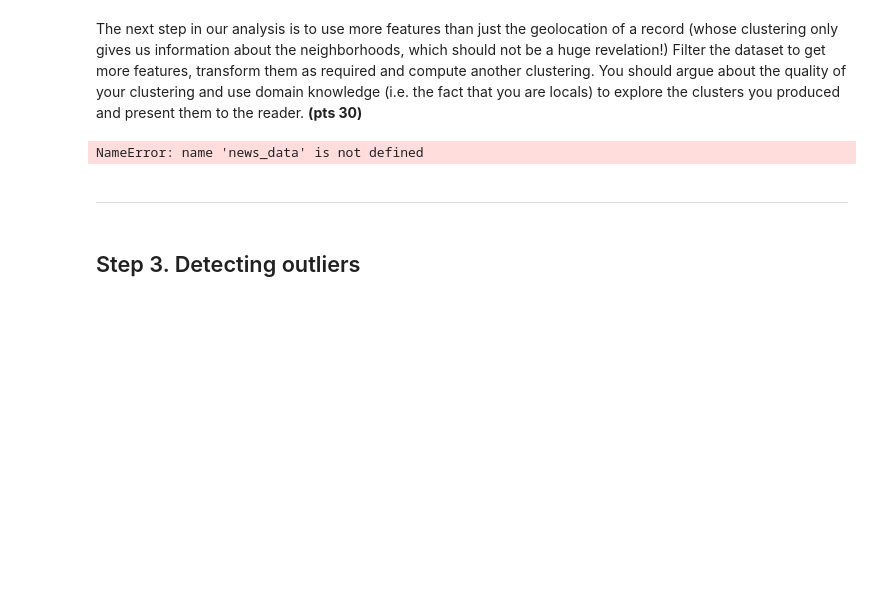
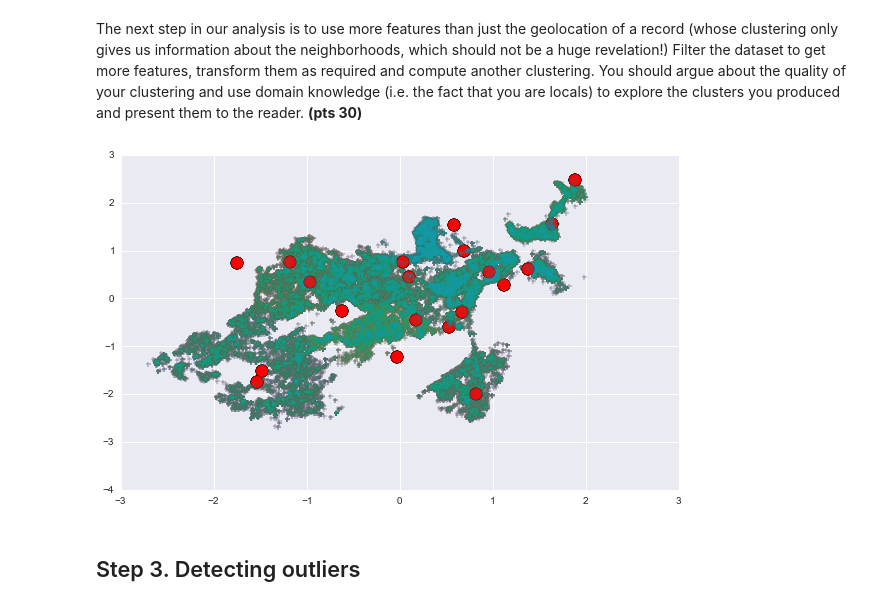
Before and after one commit to cfchang/spring-2015-homeworks, a Jupyter notebook: submissions/Homework-3/Clustering.ipynb, the cells around one changed output. Drawn from its saved outputs; the diff is of its cells as text; code cells hidden in the pictures; blank space fills up the shorter version.

```diff
--- a/submissions/Homework-3/Clustering.ipynb
+++ b/submissions/Homework-3/Clustering.ipynb
@@ -110,33 +109,59 @@ plt.ylabel('Error')
 ## Step 2. Using multiple features
 # %% [markdown]
 The next step in our analysis is to use more features than just the geolocation of a record (whose clustering only gives us information about the neighborhoods, which should not be a huge revelation!) Filter the dataset to get more features, transform them as required and compute another clustering. You should argue about the quality of your clustering and use domain knowledge (i.e. the fact that you are locals) to explore the clusters you produced and present them to the reader. **(pts 30)**
-# %%
-df = pd.DataFrame(data = boston, columns=['TARGET_DT','LOCATION_ZIPCODE','Geocoded_Location'])
-panda.merge(df1, df2, on='location_zipcode')
-
-from sklearn.feature_extraction.text import TfidfVectorizer
-vectorizer = TfidfVectorizer(stop_words='english', min_df=4, max_df=0.8)
-data = vectorizer.fit_transform(df.data)
-
-K = range(1,10)
-
-  # scipy.cluster.vq.kmeans
-KM = [kmeans(df,k) for k in K] # apply kmeans 1 to 10
-centroids = [cent for (cent,var) in KM]   # cluster centroids
-
-D_k = [cdist(df, cent, 'euclidean') for cent in centroids]
-
-cIdx = [np.argmin(D,axis=1) for D in D_k]
-dist = [np.min(D,axis=1) for D in D_k]
-avgWithinSS = [sum(d)/df.shape[0] for d in dist]
-
-km = kmeans(3, init='k-means++') # initialize
-km.fit(df)
-c = km.predict(df) # classify into three clusters
-# %% [output]
-NameError: name 'news_data' is not defined
-# %% [markdown]
------
+# %%
+import dateutil
+import dateutil.parser
+df2 = pd.DataFrame(data = boston, columns=['Source','neighborhood', 'LATITUDE', 'LONGITUDE'])
+source1 = df2[df2['Source'] == 1]
+hood = source1.groupby('neighborhood')
+
+
+# pd.merge(df, df2, on='LATITUDE')
+
+# cluster_centroids, closest_centroids = kmeans2(w, k, iter=i, minit='points')
+# plt.figure(figsize=(10, 6), dpi=100)
+# plt.scatter(cluster_centroids[:,0], cluster_centroids[:,1], c='r', alpha=.7, s=150)
+# plt.scatter(w[:,0], w[:,1], c='k', alpha=.3, s=10)
+# plt.show()
+
+rs = pd.DataFrame(df2)
+rs['closest_centroid'] = closest_centroids
+rs.drop_duplicates(subset=['closest_centroid'], take_last=False, inplace=True)
+rs.head()
+
+sc = StandardScaler()
+scX = scaler.fit_transform(boston['LATITUDE'])
+scY = scaler.fit_transform(boston['LONGITUDE'])
+
+# plt.figure(figsize=(10, 6), dpi=100)
+# rs_scatter = plt.scatter(rs['LONGITUDE'], rs['LATITUDE'], c='r', alpha=.7, s=150)
+# df2_scatter = plt.scatter(df2['LONGTITUDE'], df2['LATITUDE'], c='k', alpha=.3, s=5)
+# plt.title('Full data set vs k-means reduced set')
+# plt.legend((df_scatter, rs_scatter), ('Full set', 'Reduced set'), loc='upper left')
+# plt.xlabel('Longitude')
+# plt.ylabel('Latitude')
+# plt.show()
+
+fig, ax = plt.subplots(1,1,figsize=(10,6))
+cmap = sns.color_palette("bright", n_colors=4)
+cmap.extend(sns.hls_palette(n_colors=6, h=0.7, l=0.4, s=0.8))
+
+# for each label, isolate the points of that label and plot them with the same color
+for i, label in enumerate(set(labels)):
+    point_indices = np.where(labels == label)[0]
+    point_indices = point_indices.tolist()
+    #Cluster map latitude and longitude
+    plt.scatter(scX[point_indices], scY[point_indices], s=25, alpha=0.2, c=cmap[i], marker='+')
+    plt.scatter(cluster_centroids[:,1],cluster_centroids[:,0] , c='r', alpha=.7, s=150)
+
+    #Cluster map on top of latitude and longitude with new dataframe that includes neighborhood and source
+    plt.scatter(df2['LATITUDE'], df2['LONGITUDE'], s=25, alpha=0.2, c=cmap[i], marker='+')
+    plt.scatter(rs['LATITUDE'], rs['LONGITUDE'], c='r', alpha=.7, s=150)
+
+plt.show()
+# %% [output]
+[figure, added]
 # %% [markdown]
 ## Step 3. Detecting outliers
 # %% [markdown]
```
Also changed, not shown: parts of 2 cells of this notebook.
